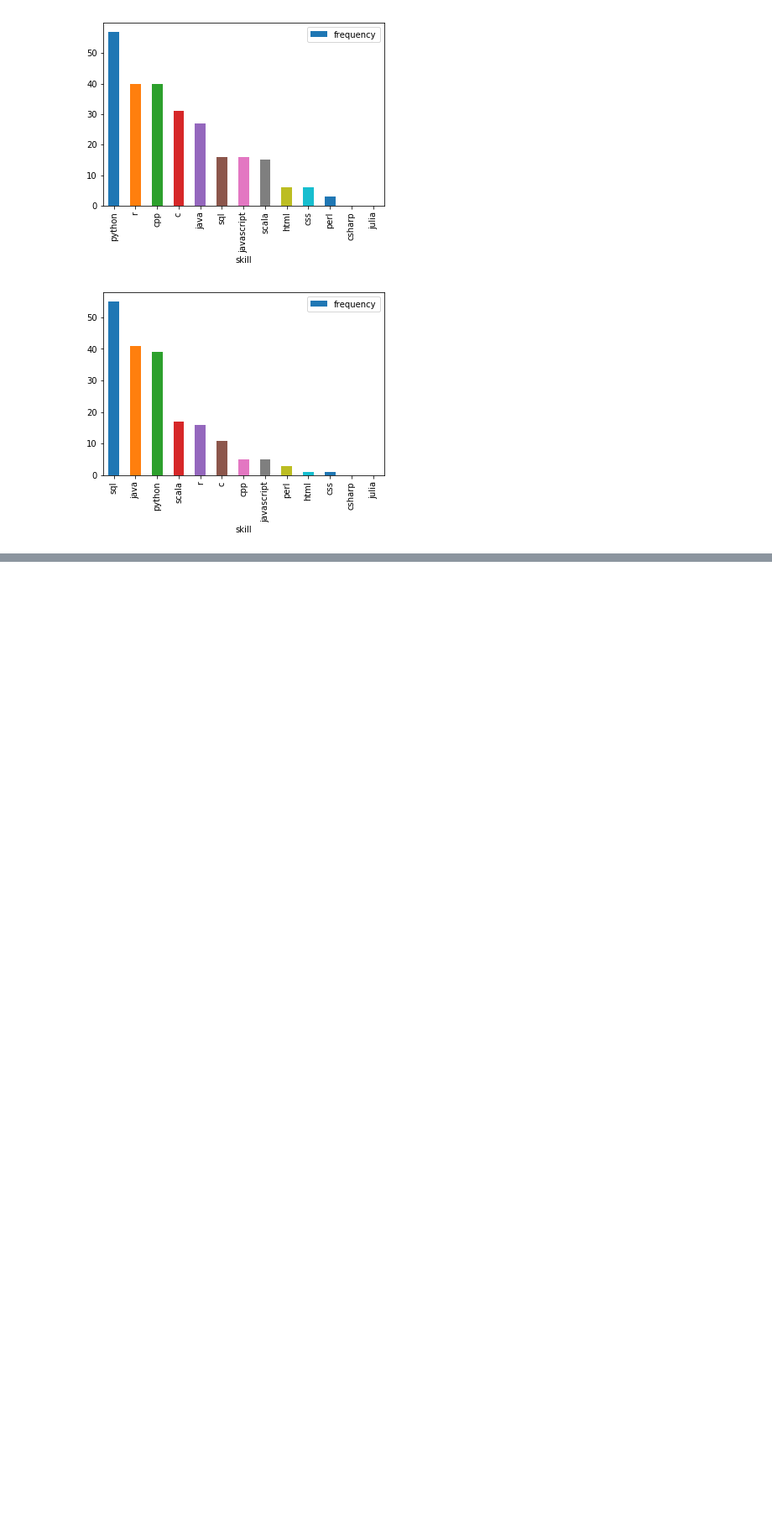
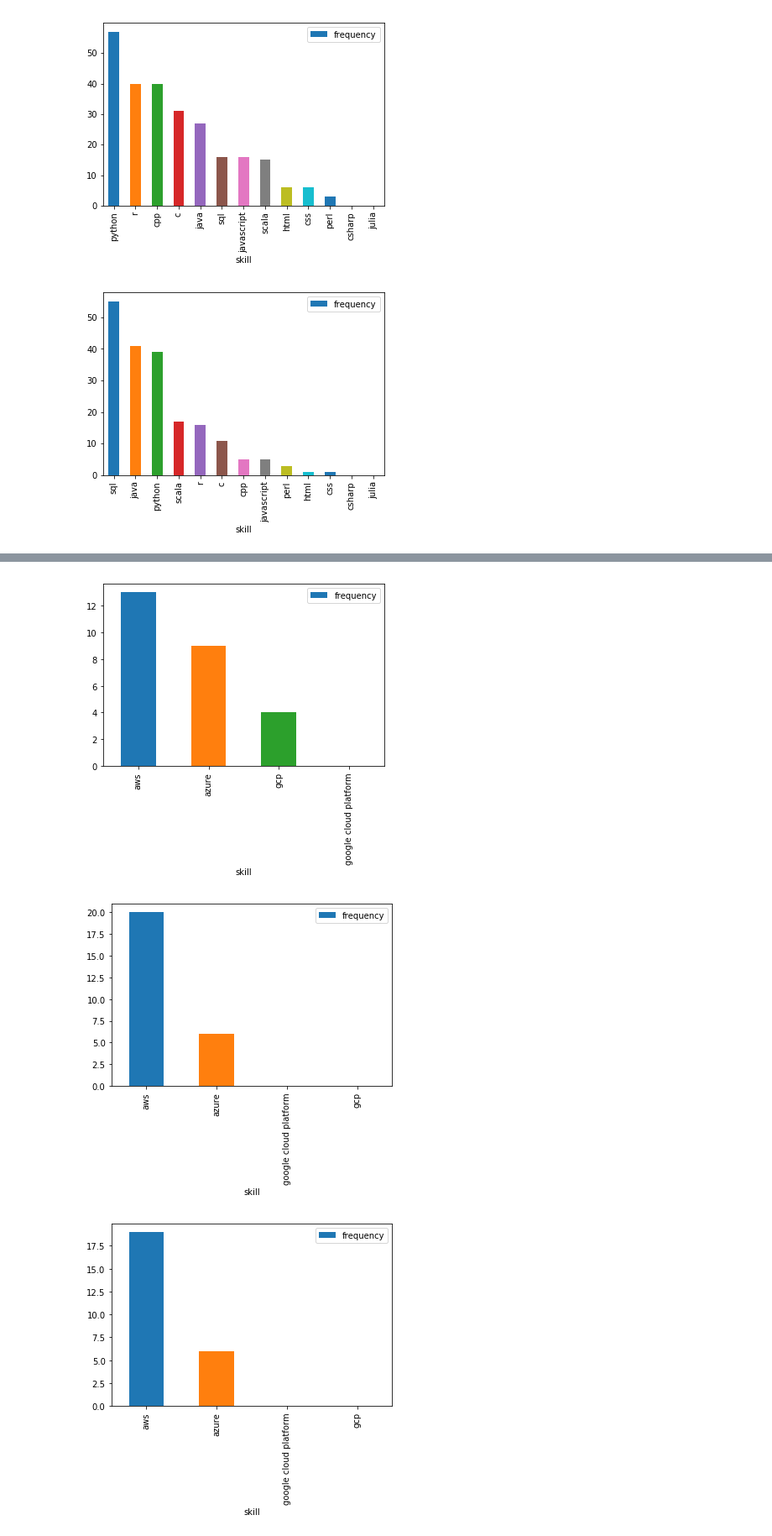
Before and after one commit to georgeliu1998/ideal_profiles, a Jupyter notebook: ideal_profiles_2.ipynb, the cells around one changed output, grey strips where cells are left out. Shown at 84% size. Cells and saved outputs as stored; diff of their text form; code cells hidden in the pictures; blank space fills up the shorter version.

```diff
--- a/ideal_profiles_2.ipynb
+++ b/ideal_profiles_2.ipynb
@@ -157,0 +172,7 @@ for title in titles:
+# %%
+for title in titles:
+    plot_skill(df=df, title=title, skill='Cloud Computing Platforms')
+# %% [output]
+[figure, added]
+[figure, added]
+[figure, added]
```
Also changed, not shown: parts of 5 cells of this notebook.
